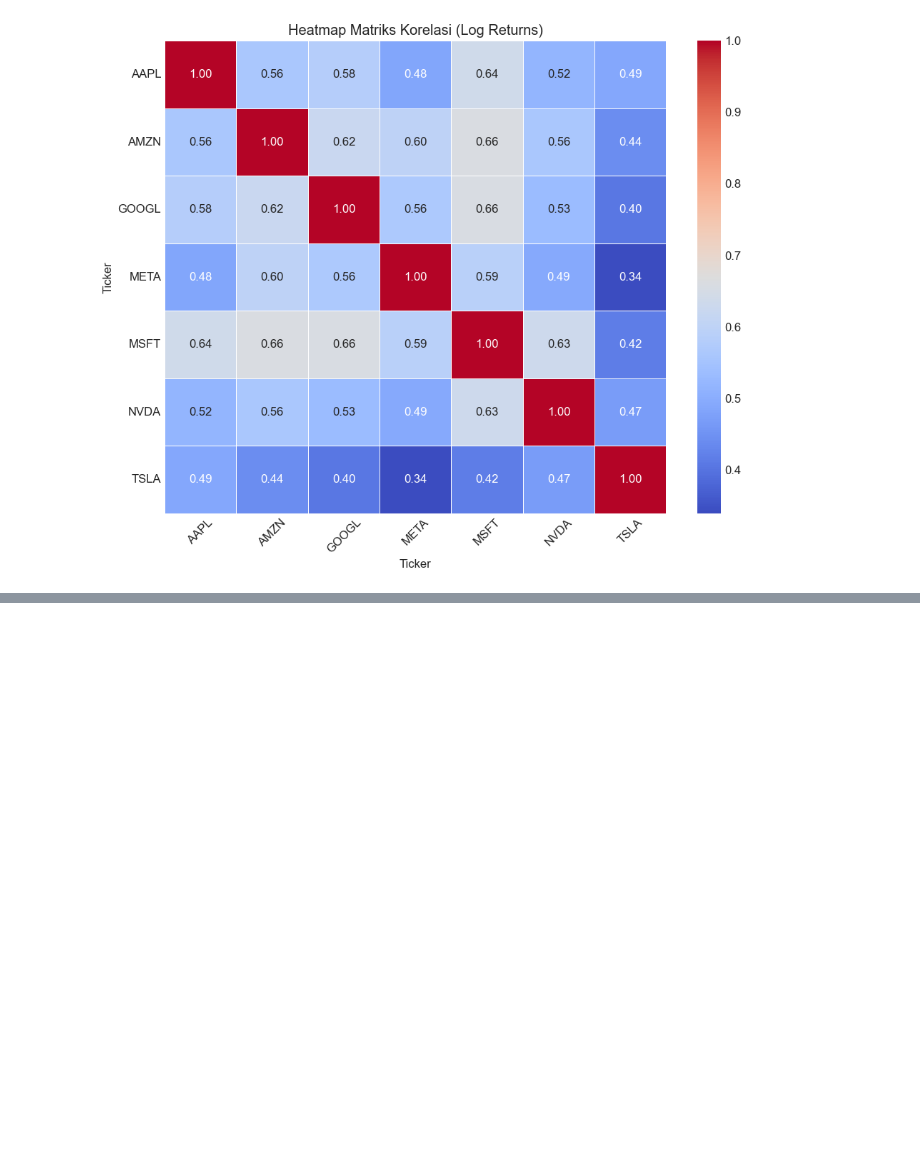
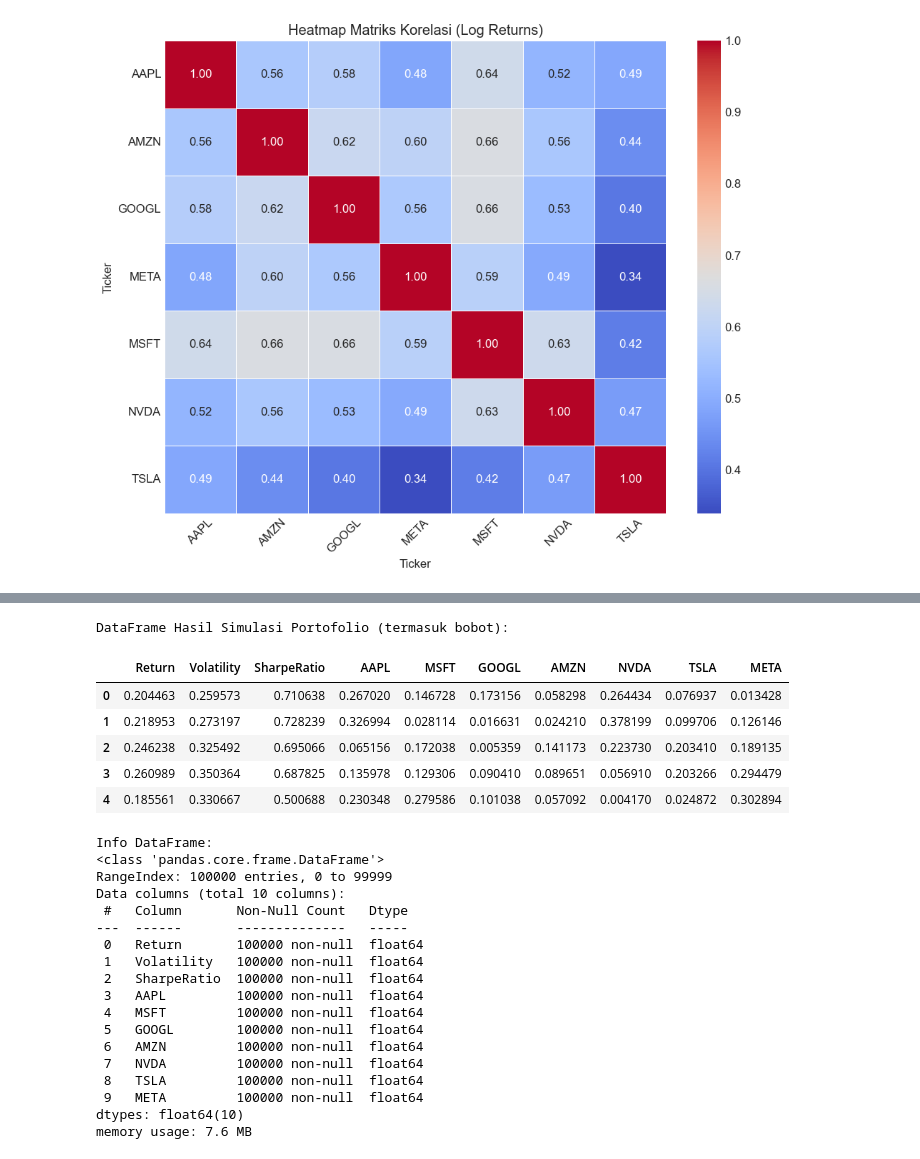
Before and after one commit to mrraihan29/quant-portfolio-analysis, a Jupyter notebook: 01_Portfolio_Analysis.ipynb, the cells around one changed output, grey strips where cells are left out. Saved outputs shown, nothing was run; the diff lists cells and outputs as text; code cells hidden in the pictures; blank space fills up the shorter version.

```diff
--- a/01_Portfolio_Analysis.ipynb
+++ b/01_Portfolio_Analysis.ipynb
@@ -427,0 +532,49 @@ plt.show()
+# %%
+# Ubah list hasil menjadi DataFrame
+results_df = pd.DataFrame(portfolio_results)
+
+# Pisahkan bobot (yang saat ini ada di satu kolom 'Weights')
+# menjadi kolom-kolom terpisah untuk setiap ticker
+# Ini akan sangat berguna untuk analisis nanti
+weights_df = pd.DataFrame(
+    results_df['Weights'].to_list(),
+    columns=tickers
+)
+
+# Gabungkan DataFrame bobot dengan DataFrame hasil
+sim_portfolios_df = pd.concat([results_df, weights_df], axis=1)
+
+# Hapus kolom 'Weights' yang asli (karena sudah kita pisah)
+sim_portfolios_df = sim_portfolios_df.drop('Weights', axis=1)
+
+print("DataFrame Hasil Simulasi Portofolio (termasuk bobot):")
+display(sim_portfolios_df.head())
+
+print("\nInfo DataFrame:")
+sim_portfolios_df.info()
+# %% [output]
+DataFrame Hasil Simulasi Portofolio (termasuk bobot):
+|  | Return | Volatility | SharpeRatio | AAPL | MSFT | GOOGL | AMZN | NVDA | TSLA | META |
+| 0 | 0.204463 | 0.259573 | 0.710638 | 0.267020 | 0.146728 | 0.173156 | 0.058298 | 0.264434 | 0.076937 | 0.013428 |
+| 1 | 0.218953 | 0.273197 | 0.728239 | 0.326994 | 0.028114 | 0.016631 | 0.024210 | 0.378199 | 0.099706 | 0.126146 |
+| 2 | 0.246238 | 0.325492 | 0.695066 | 0.065156 | 0.172038 | 0.005359 | 0.141173 | 0.223730 | 0.203410 | 0.189135 |
+| 3 | 0.260989 | 0.350364 | 0.687825 | 0.135978 | 0.129306 | 0.090410 | 0.089651 | 0.056910 | 0.203266 | 0.294479 |
+| 4 | 0.185561 | 0.330667 | 0.500688 | 0.230348 | 0.279586 | 0.101038 | 0.057092 | 0.004170 | 0.024872 | 0.302894 |
+Info DataFrame:
+<class 'pandas.core.frame.DataFrame'>
+RangeIndex: 100000 entries, 0 to 99999
+Data columns (total 10 columns):
+ #   Column       Non-Null Count   Dtype
+---  ------       --------------   -----
+ 0   Return       100000 non-null  float64
+ 1   Volatility   100000 non-null  float64
+ 2   SharpeRatio  100000 non-null  float64
+ 3   AAPL         100000 non-null  float64
+ 4   MSFT         100000 non-null  float64
+ 5   GOOGL        100000 non-null  float64
+ 6   AMZN         100000 non-null  float64
+ 7   NVDA         100000 non-null  float64
+ 8   TSLA         100000 non-null  float64
+ 9   META         100000 non-null  float64
+dtypes: float64(10)
+memory usage: 7.6 MB
```
Also changed, not shown: parts of 7 cells of this notebook.
